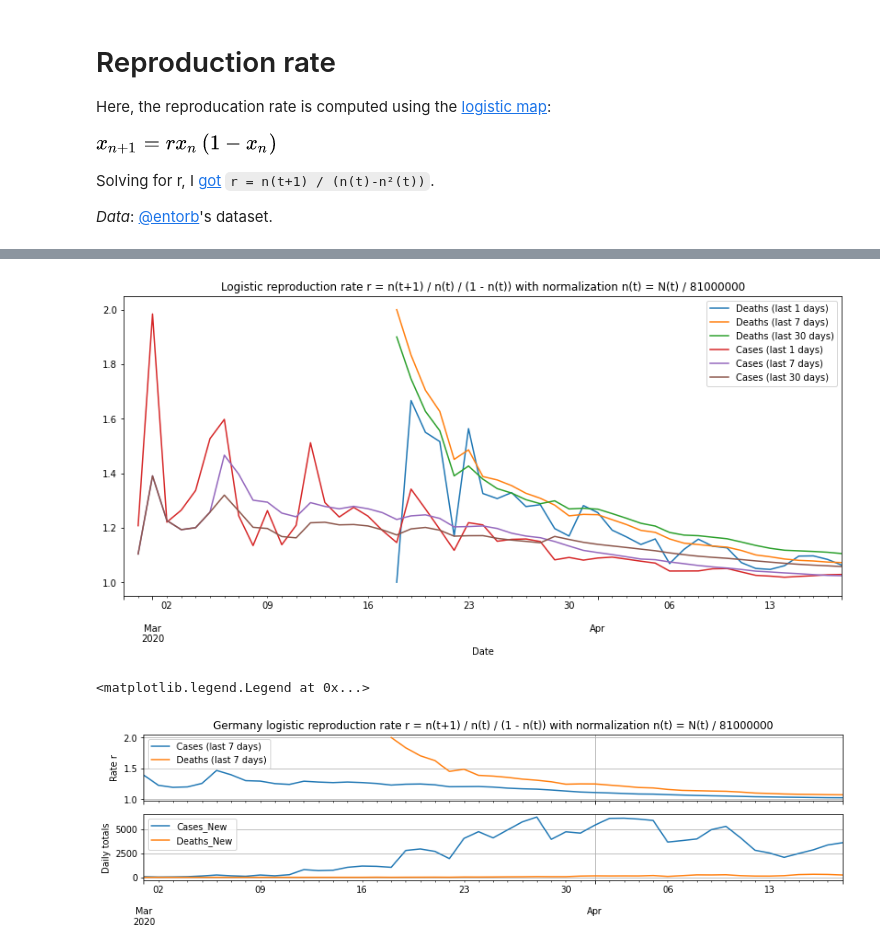
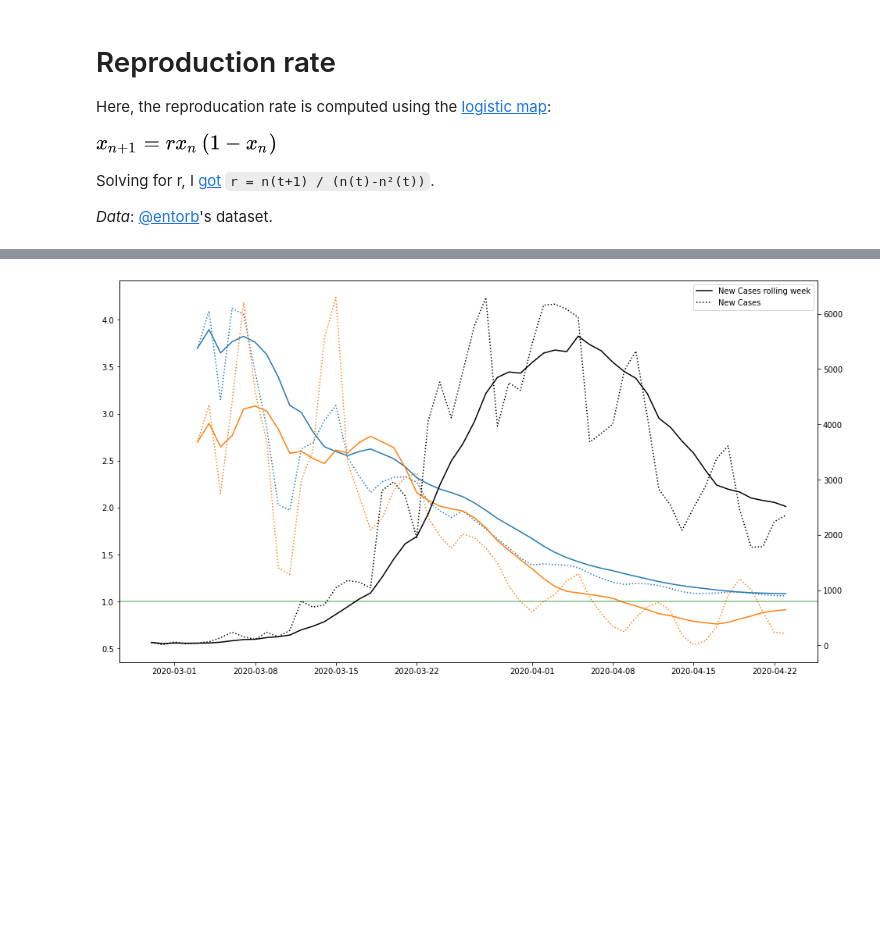
Before and after one commit to pschwede/covid19plots, a Jupyter notebook: repro.ipynb, the cells around one changed output, grey strips where cells are left out. Saved outputs shown, nothing was run; the diff lists cells and outputs as text; code cells hidden in the pictures; blank space fills up the shorter version.

```diff
--- a/repro.ipynb
+++ b/repro.ipynb
@@ -30,25 +10,0 @@ def compute_r(df, n_max = 81e6):
-# %%
-N_MAX = 81e6
-rs = compute_r(de, N_MAX)
-ax = rs.plot(figsize=(14,6),
-        title="Logistic reproduction rate r = n(t+1) / n(t) / (1 - n(t)) with normalization n(t) = N(t) / %d" % N_MAX)
-# %% [output]
-[figure, removed]
-# %%
-since = '2020-03-01'
-fig, axes = plt.subplots(nrows=2, sharex=True)
-rs[['Cases (last 7 days)', 'Deaths (last 7 days)']][rs.index >= since].plot(figsize=(14,3), ax=axes[0], kind='line', stacked=False,
-        title="Germany logistic reproduction rate r = n(t+1) / n(t) / (1 - n(t)) with normalization n(t) = N(t) / %d" % N_MAX)
-axes[0].set_ylabel('Rate r')
-#axes[0].set_ylim(0.5, 1.5)
-axes[0].grid(True)
-axes[0].legend(loc='upper left')
-
-de[de.index >= since].plot(y=['Cases_New', 'Deaths_New'], ax=axes[1], kind='line', figsize=(14,3), stacked=False)
-axes[1].set_ylabel('Daily totals')
-axes[1].set_xlabel('')
-axes[1].grid(True)
-axes[1].legend(loc='upper left')
-# %% [output]
-<matplotlib.legend.Legend at 0x...>
-[figure, removed]
@@ -55,2 +31,26 @@ axes[1].legend(loc='upper left')
+# %%
+import numpy as np
+
+de = entorb.to_dataframe('DE-total')
+
+fig, ax = plt.subplots()
+ax2 = ax.twinx()
+
+l = ax2.plot(de.index, de['Cases_New'].rolling('7D').mean(), color='k', label='New Cases rolling week')
+ax2.plot(de.index, de['Cases_New'], linestyle=':', color=l[0].get_color(), label='New Cases')
+
+poly = polynomial_r(de)['Cases']
+l = ax.plot(de.index, poly.rolling('7D').mean(), label='Logistic rolling week')
+ax.plot(de.index, poly, linestyle=':', color=l[0].get_color(), label='Logistic')
+
+rki = rki_r(de)['Cases']
+l = ax.plot(de.index, rki.rolling('7D').mean(), label='RKI rolling week')
+ax.plot(de.index, rki, linestyle=':', color=l[0].get_color(), label='RKI')
+
+plt.legend()
+ax.axhline(1.0, color='g', alpha=0.5)
+fig.set_size_inches(16,9)
+# %% [output]
+[figure, added]
 # %%
 from scrape.scrape import federal_state_translation as fst
```
Also changed, not shown: parts of 10 cells of this notebook, 1 other file.
